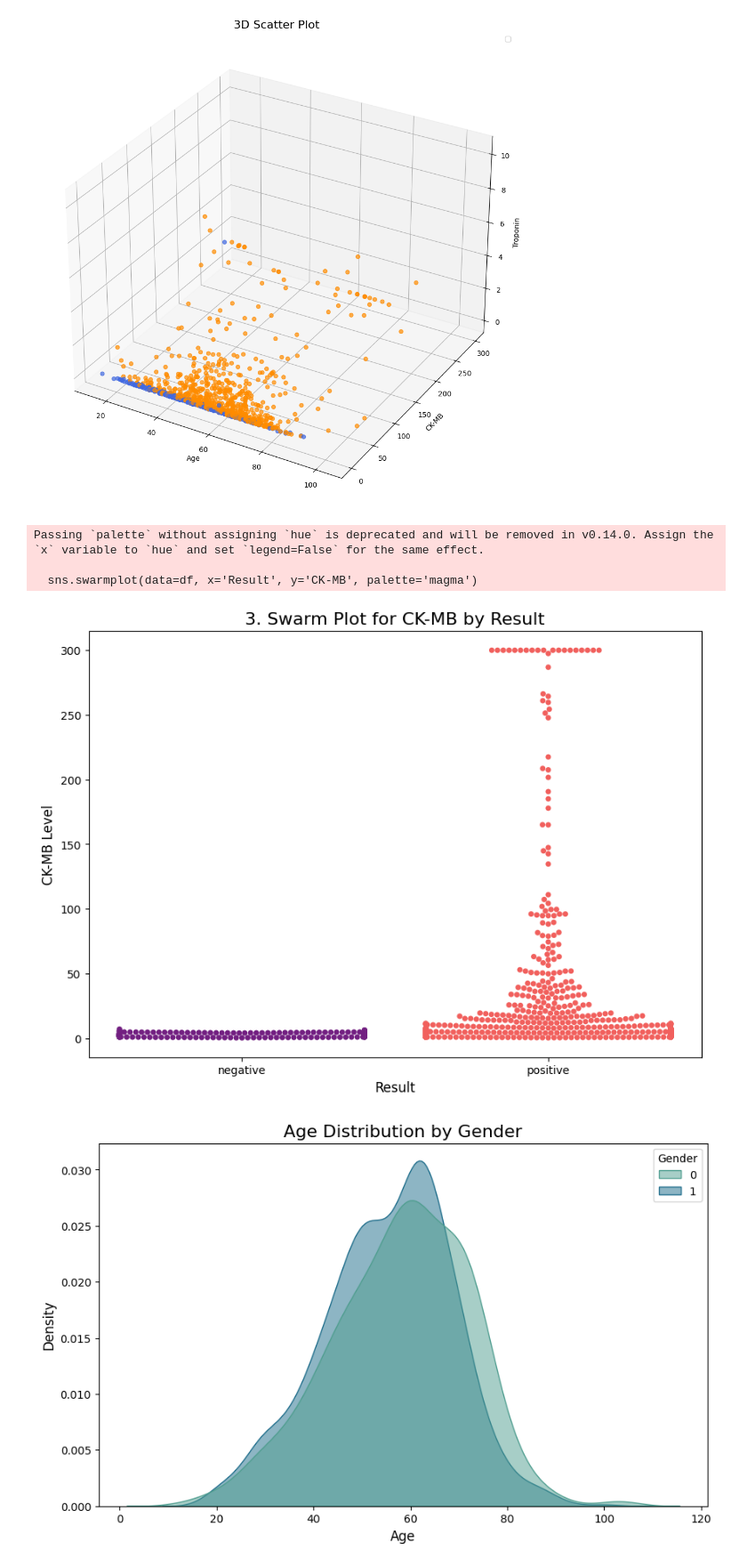
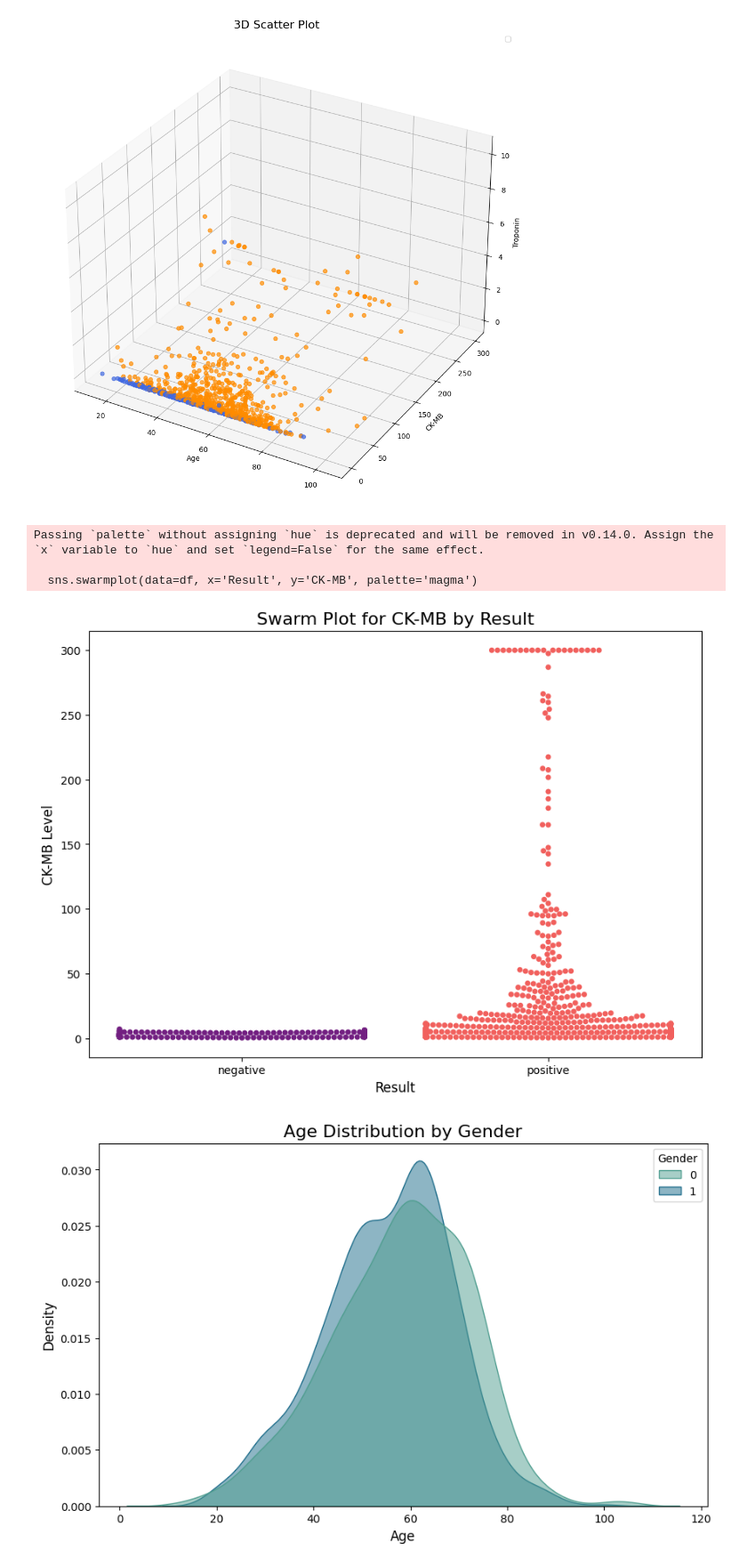
Before and after one commit to LeslyEJB/Use-Case-II, a Jupyter notebook: Medical_Dataset.ipynb, the cells around one changed output. Shown at 89% size. Saved outputs shown, nothing was run; the diff lists cells and outputs as text; code cells hidden in the pictures.

```diff
--- a/Medical_Dataset.ipynb
+++ b/Medical_Dataset.ipynb
@@ -191,17 +203,17 @@ Generating 3D Scatter Plot...
 # or outliers for each group.
 
 #Swarm Plot for CK-MB
 plt.figure(figsize=(10, 7))
 sns.swarmplot(data=df, x='Result', y='CK-MB', palette='magma')
-plt.title('3. Swarm Plot for CK-MB by Result', fontsize=16)
+plt.title('Swarm Plot for CK-MB by Result', fontsize=16)
 plt.xlabel('Result', fontsize=12)
 plt.ylabel('CK-MB Level', fontsize=12)
 plt.show()
 # %% [output]
 Passing `palette` without assigning `hue` is deprecated and will be removed in v0.14.0. Assign the `x` variable to `hue` and set `legend=False` for the same effect.
 
   sns.swarmplot(data=df, x='Result', y='CK-MB', palette='magma')
-[figure, old version]
+[figure, new version]
 # %%
 # This code generates a density plot (KDE plot) to compare age distributions between different genders.
 # The result is a graph with smoothed, overlaid curves (one for each gender),
```
Also changed, not shown: parts of 3 cells of this notebook.
